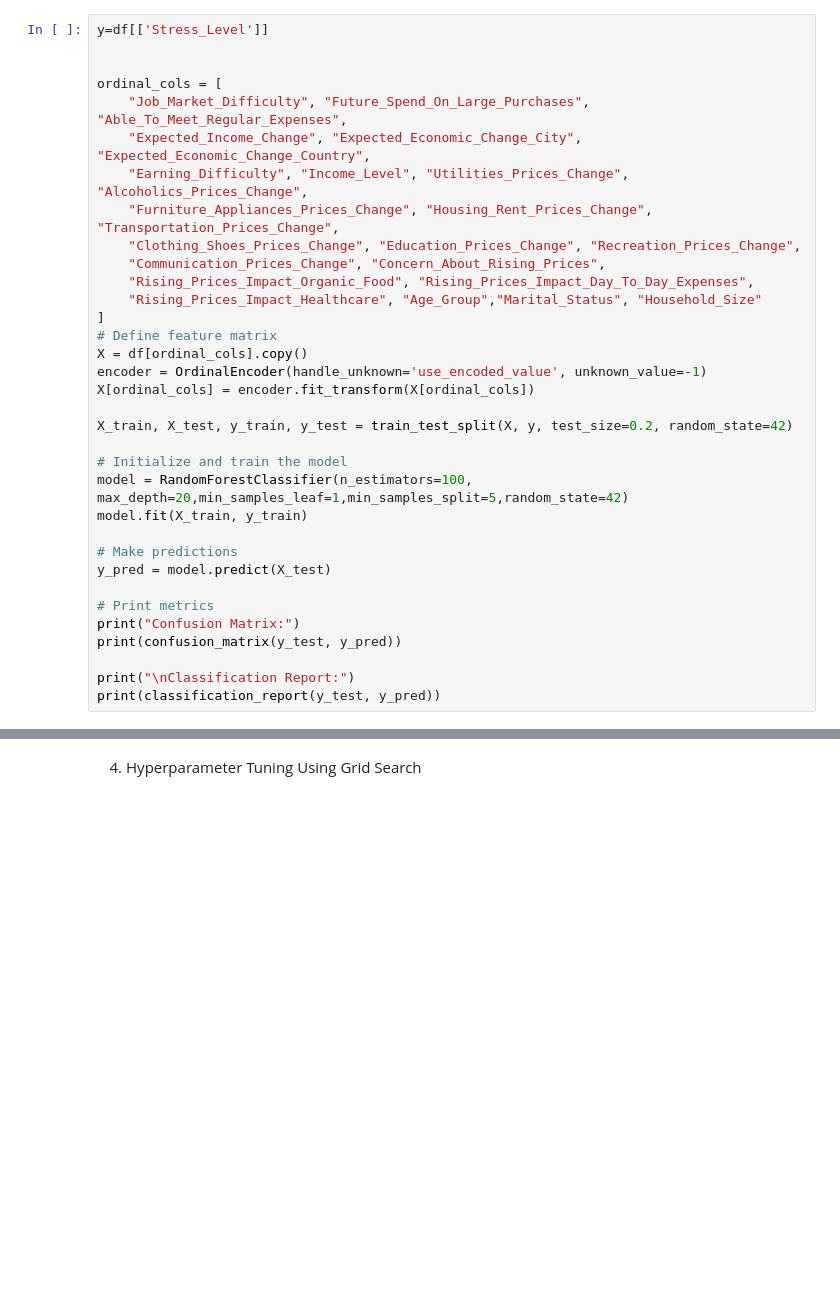
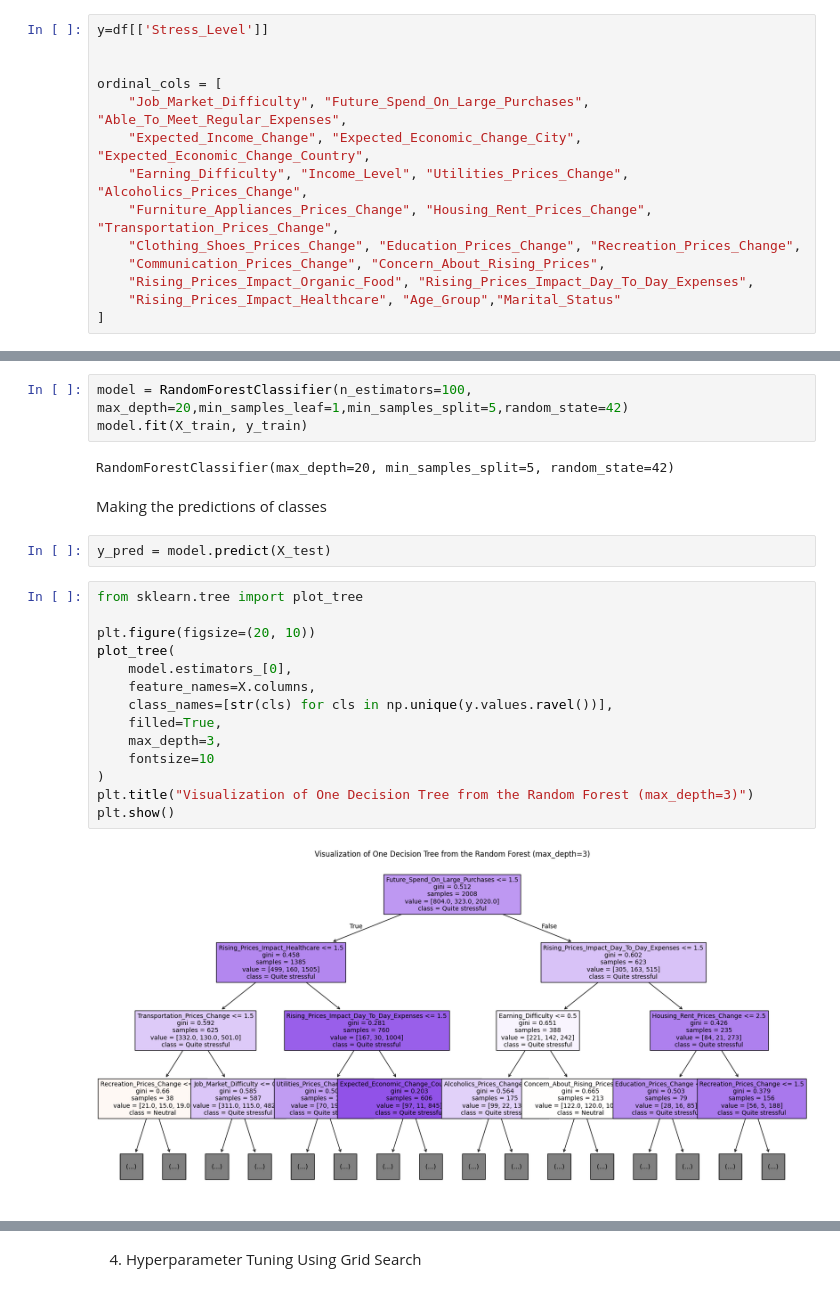
Before and after one commit to Arnold-18-CS/Market-Analysis-Study, a Jupyter notebook: Classification.ipynb, the cells around one changed output, grey strips where cells are left out. Saved outputs shown, nothing was run; the diff lists cells and outputs as text; blank space fills up the shorter version.

Commit message:
feat: Completed both classification and clustering formatting

```diff
--- a/Classification.ipynb
+++ b/Classification.ipynb
@@ -65,25 +75,5 @@ ordinal_cols = [
     "Clothing_Shoes_Prices_Change", "Education_Prices_Change", "Recreation_Prices_Change",
     "Communication_Prices_Change", "Concern_About_Rising_Prices",
     "Rising_Prices_Impact_Organic_Food", "Rising_Prices_Impact_Day_To_Day_Expenses",
-    "Rising_Prices_Impact_Healthcare", "Age_Group","Marital_Status", "Household_Size"
+    "Rising_Prices_Impact_Healthcare", "Age_Group","Marital_Status"
 ]
-# Define feature matrix
-X = df[ordinal_cols].copy()
-encoder = OrdinalEncoder(handle_unknown='use_encoded_value', unknown_value=-1)
-X[ordinal_cols] = encoder.fit_transform(X[ordinal_cols])
-
-X_train, X_test, y_train, y_test = train_test_split(X, y, test_size=0.2, random_state=42)
-
-# Initialize and train the model
-model = RandomForestClassifier(n_estimators=100, max_depth=20,min_samples_leaf=1,min_samples_split=5,random_state=42)
-model.fit(X_train, y_train)
-
-# Make predictions
-y_pred = model.predict(X_test)
-
-# Print metrics
-print("Confusion Matrix:")
-print(confusion_matrix(y_test, y_pred))
-
-print("\nClassification Report:")
-print(classification_report(y_test, y_pred))
@@ -105,0 +115,25 @@ Quite stressful       0.76      0.92      0.83       509
+# %%
+model = RandomForestClassifier(n_estimators=100, max_depth=20,min_samples_leaf=1,min_samples_split=5,random_state=42)
+model.fit(X_train, y_train)
+# %% [output]
+RandomForestClassifier(max_depth=20, min_samples_split=5, random_state=42)
+# %% [markdown]
+Making the predictions of classes
+# %%
+y_pred = model.predict(X_test)
+# %%
+from sklearn.tree import plot_tree
+
+plt.figure(figsize=(20, 10))
+plot_tree(
+    model.estimators_[0],
+    feature_names=X.columns,
+    class_names=[str(cls) for cls in np.unique(y.values.ravel())],
+    filled=True,
+    max_depth=3,
+    fontsize=10
+)
+plt.title("Visualization of One Decision Tree from the Random Forest (max_depth=3)")
+plt.show()
+# %% [output]
+[figure, added]
```
Also changed, not shown: parts of 43 cells of this notebook, 5 other files.
